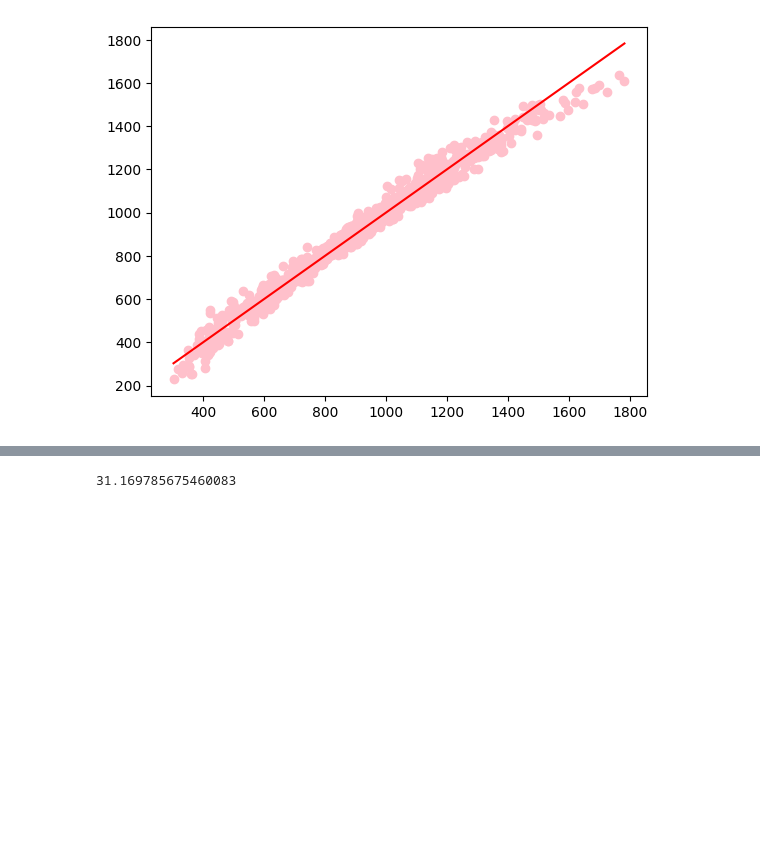
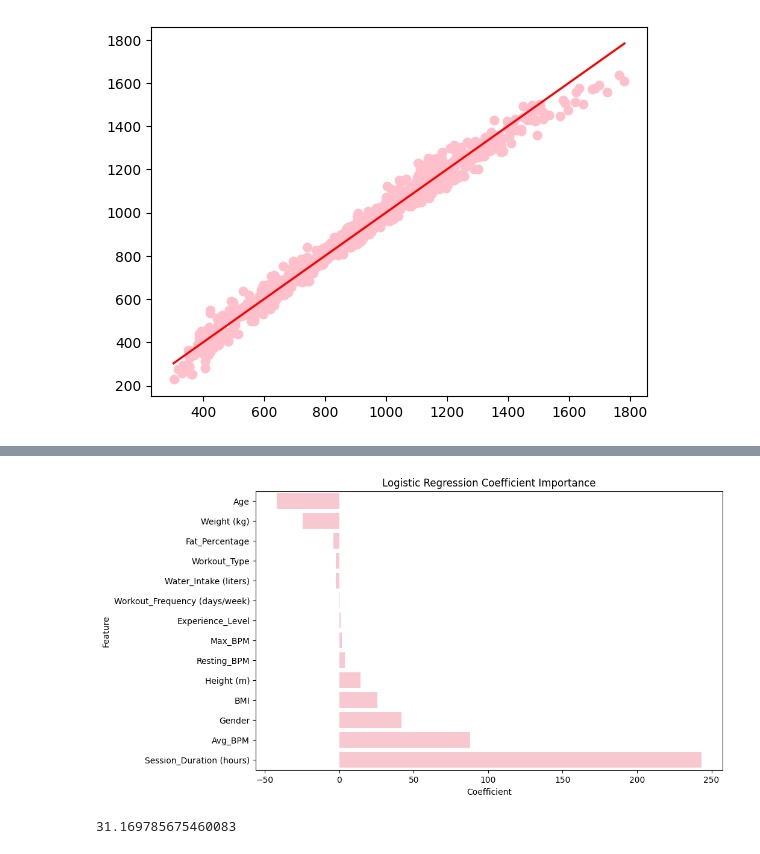
Before and after one commit to natoo77/GymMemebersDataset, a Jupyter notebook: Gym_Members_Exercise_Dataset_EDA_+_Calorie_prediction_regression_+_Experience_level_classification.ipynb, the cells around one changed output, grey strips where cells are left out. Saved outputs shown, nothing was run; the diff lists cells and outputs as text; code cells hidden in the pictures; blank space fills up the shorter version.

```diff
--- a/Gym_Members_Exercise_Dataset_EDA_+_Calorie_prediction_regression_+_Experience_level_classification.ipynb
+++ b/Gym_Members_Exercise_Dataset_EDA_+_Calorie_prediction_regression_+_Experience_level_classification.ipynb
@@ -366,0 +341,11 @@ Feature 13: BMI, Score: 25.598672626295727
+# %%
+coefficients = linreg.coef_
+feature_names = X.columns
+
+importance_df = pd.DataFrame({
+    'Feature': feature_names,
+    'Coefficient': coefficients,
+})
+
+importance_df = importance_df.sort_values(by='Coefficient', ascending=True)
+print(importance_df)
@@ -367,3 +368,10 @@ Feature 13: BMI, Score: 25.598672626295727
+# %%
+plt.figure(figsize=(10, 6))
+sns.barplot(x='Coefficient', y='Feature', data=importance_df, color= 'pink')
+plt.title('Logistic Regression Coefficient Importance')
+plt.show()
+# %% [output]
+[figure, added]
 # %%
 # @title RIDGE REGRESSION
 ridge = Ridge().fit(X_train, y_train)
```
Also changed, not shown: parts of 14 cells of this notebook.
